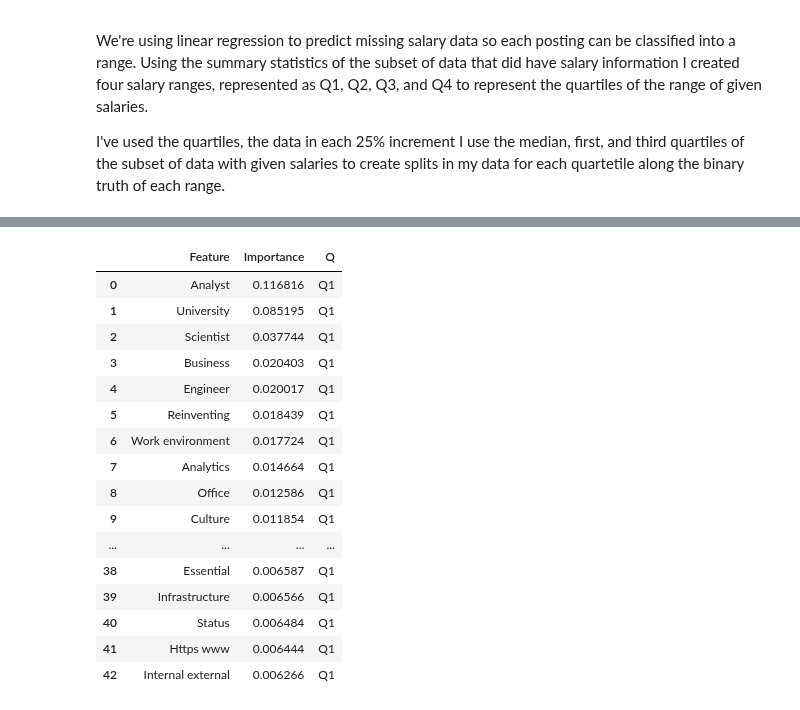
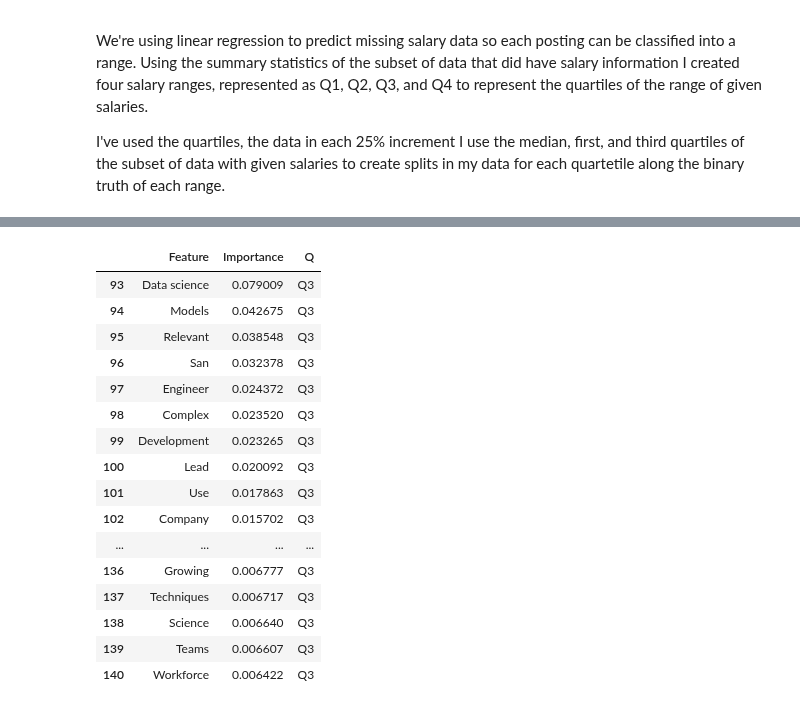
Before and after one commit to 333Kenji/indeedjobscraper, a Jupyter notebook: docs/ml.ipynb, the cells around one changed output, grey strips where cells are left out. Drawn from its saved outputs; the diff is of its cells as text; code cells hidden in the pictures.

```diff
--- a/docs/ml.ipynb
+++ b/docs/ml.ipynb
@@ -398,7 +398,7 @@ def summary_rl():
         [csv]: [table containing data plus predictions for each quartile of all
         given salaries for that range.]
     """
-    data = pd.read_csv('../data/munged_data.csv')
+    data = pd.read_csv('../app/data/munged_data.csv')
     data.reset_index(drop=True, inplace=True)
 
     # Some tidy that can't seem to happen in Munge...
@@ -485,7 +485,7 @@ def summary_rl():
     # adding tite capitalization so each targets most impactful words can be shared with the user in a wordcload
     for i in range(4):
         words[i].Feature = words[i].Feature.str.capitalize()
-    final.to_csv('../data/ml.csv', index=False)
+    final.to_csv('../app/data/ml.csv', index=False)
     return final, words, metrics
     #return predict_data,predict_X, predict_y, predict_probas, predict_log_loss, given_sal
 # %%
@@ -576,6 +576,5 @@ for i, j in zip(metrics[6], Q):
 # %%
 def word_importances():
-    _, words, _ = summary_rl()
     binaries = ['Top_jobtitle', 'Bottom_jobtitle', 'Top_city', 'Bottom_city','Top_company', 'Bottom_company','Bottom_state','Top_company','Bottom_compay','Top_requirements','Bottom_reqirements','Top_summary','Bottom_summary','Top_description','Bottom_description','Target']
     states = ['Ak', 'Al','Ar','As','Az', 'Ca','Co','Ct','Dc','De','Fl','Ga','Gu','Hi','Ia','Id','Il','In','Ks','Ky','La','Ma','Md','Me','Mi','Mn','Mo','Ms','Mt','Nc','Nd','Ne','Nh','Nj','Nm','Nv','Ny','Oh','Ok','Or','Papr','Ri','Sc','Sd','Tn','Tx','Ut','Va','Vi','Vt','Wa','Wi','Wv', 'Wy']
     imp_words = []
@@ -627,32 +626,32 @@ def word_importances():
     # Applying the capitalization function
     top_states['Feature'] = top_states['Feature'].apply(lambda x: x.upper())
 
-    top_terms.to_csv(f'../data/top_terms.csv', index=False)
-    top_states.to_csv(f'../data/top_states.csv', index=False)
+    top_terms.to_csv(f'../app/data/top_terms.csv', index=False)
+    top_states.to_csv(f'../app/data/top_states.csv', index=False)
     return top_terms, top_states
 
 
 imp_words, top_states = word_importances()
 # %%
-imp_words[imp_words.Q == 'Q1']
+imp_words[imp_words.Q == 'Q3']
 # %% [output]
 |  | Feature | Importance | Q |
-| 0 | Analyst | 0.116816 | Q1 |
-| 1 | University | 0.085195 | Q1 |
-| 2 | Scientist | 0.037744 | Q1 |
-| 3 | Business | 0.020403 | Q1 |
-| 4 | Engineer | 0.020017 | Q1 |
-| 5 | Reinventing | 0.018439 | Q1 |
-| 6 | Work environment | 0.017724 | Q1 |
-| 7 | Analytics | 0.014664 | Q1 |
-| 8 | Office | 0.012586 | Q1 |
-| 9 | Culture | 0.011854 | Q1 |
+| 93 | Data science | 0.079009 | Q3 |
+| 94 | Models | 0.042675 | Q3 |
+| 95 | Relevant | 0.038548 | Q3 |
+| 96 | San | 0.032378 | Q3 |
+| 97 | Engineer | 0.024372 | Q3 |
+| 98 | Complex | 0.023520 | Q3 |
+| 99 | Development | 0.023265 | Q3 |
+| 100 | Lead | 0.020092 | Q3 |
+| 101 | Use | 0.017863 | Q3 |
+| 102 | Company | 0.015702 | Q3 |
 | ... | ... | ... | ... |
-| 38 | Essential | 0.006587 | Q1 |
-| 39 | Infrastructure | 0.006566 | Q1 |
-| 40 | Status | 0.006484 | Q1 |
-| 41 | Https www | 0.006444 | Q1 |
-| 42 | Internal external | 0.006266 | Q1 |
+| 136 | Growing | 0.006777 | Q3 |
+| 137 | Techniques | 0.006717 | Q3 |
+| 138 | Science | 0.006640 | Q3 |
+| 139 | Teams | 0.006607 | Q3 |
+| 140 | Workforce | 0.006422 | Q3 |
 # %%
 #### ML Tuning Log:
 
```
Also changed, not shown: parts of 9 cells of this notebook, 11 other files.
